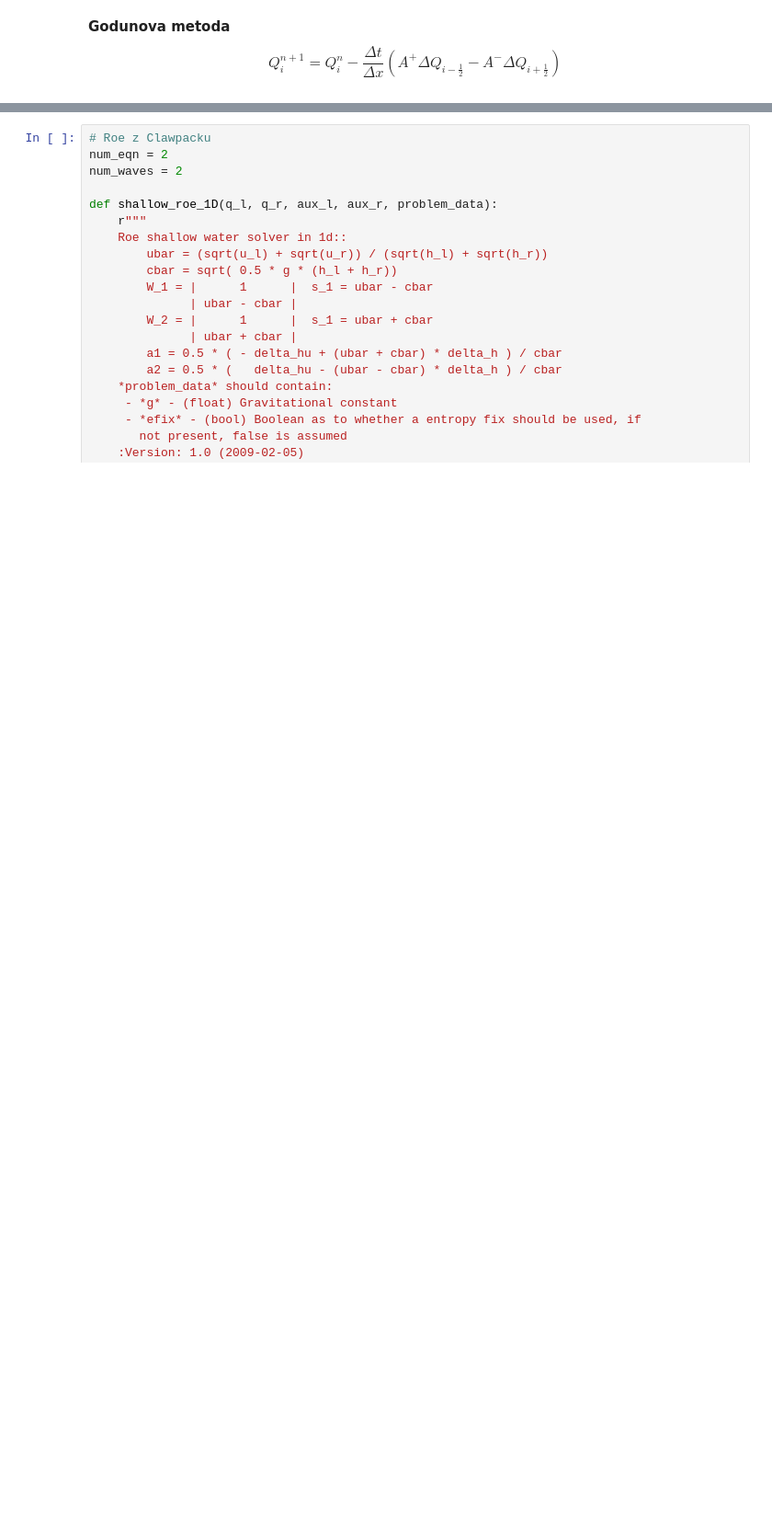
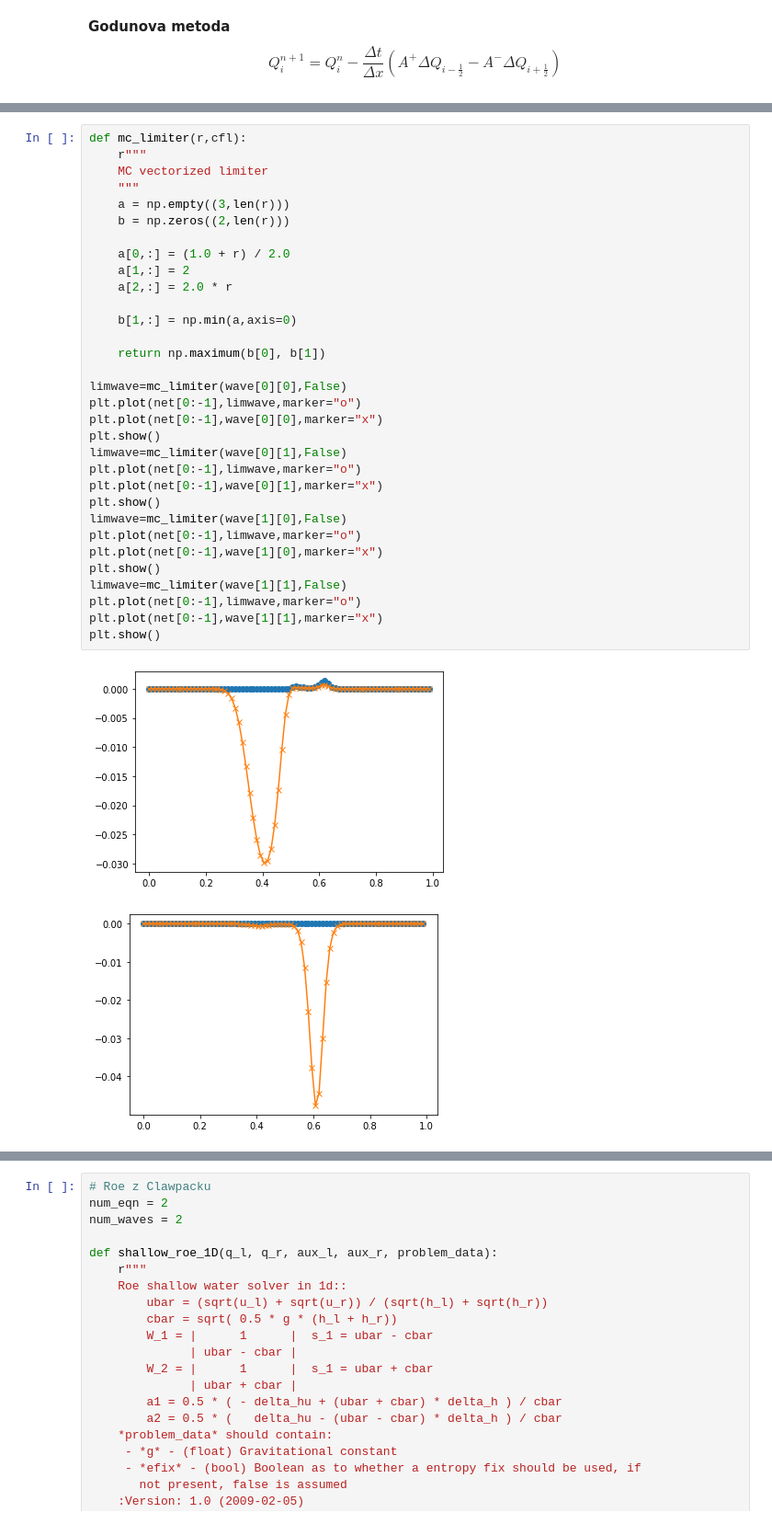
Before and after one commit to honzapulpan/fav-SNM2, a Jupyter notebook: notebooks/Anezky_test.ipynb, the cells around one changed output, grey strips where cells are left out. Shown at 92% size. Cells and saved outputs as stored; diff of their text form; blank space fills up the shorter version.

```diff
--- a/notebooks/Anezky_test.ipynb
+++ b/notebooks/Anezky_test.ipynb
@@ -84,0 +115,35 @@ plt.show()
+# %%
+def mc_limiter(r,cfl):
+    r"""
+    MC vectorized limiter
+    """
+    a = np.empty((3,len(r)))
+    b = np.zeros((2,len(r)))
+
+    a[0,:] = (1.0 + r) / 2.0
+    a[1,:] = 2
+    a[2,:] = 2.0 * r
+
+    b[1,:] = np.min(a,axis=0)
+
+    return np.maximum(b[0], b[1])
+
+limwave=mc_limiter(wave[0][0],False)
+plt.plot(net[0:-1],limwave,marker="o")
+plt.plot(net[0:-1],wave[0][0],marker="x")
+plt.show()
+limwave=mc_limiter(wave[0][1],False)
+plt.plot(net[0:-1],limwave,marker="o")
+plt.plot(net[0:-1],wave[0][1],marker="x")
+plt.show()
+limwave=mc_limiter(wave[1][0],False)
+plt.plot(net[0:-1],limwave,marker="o")
+plt.plot(net[0:-1],wave[1][0],marker="x")
+plt.show()
+limwave=mc_limiter(wave[1][1],False)
+plt.plot(net[0:-1],limwave,marker="o")
+plt.plot(net[0:-1],wave[1][1],marker="x")
+plt.show()
+# %% [output]
+[figure, added]
+[figure, added]
```
Also changed, not shown: parts of 5 cells of this notebook, 1 other file.
